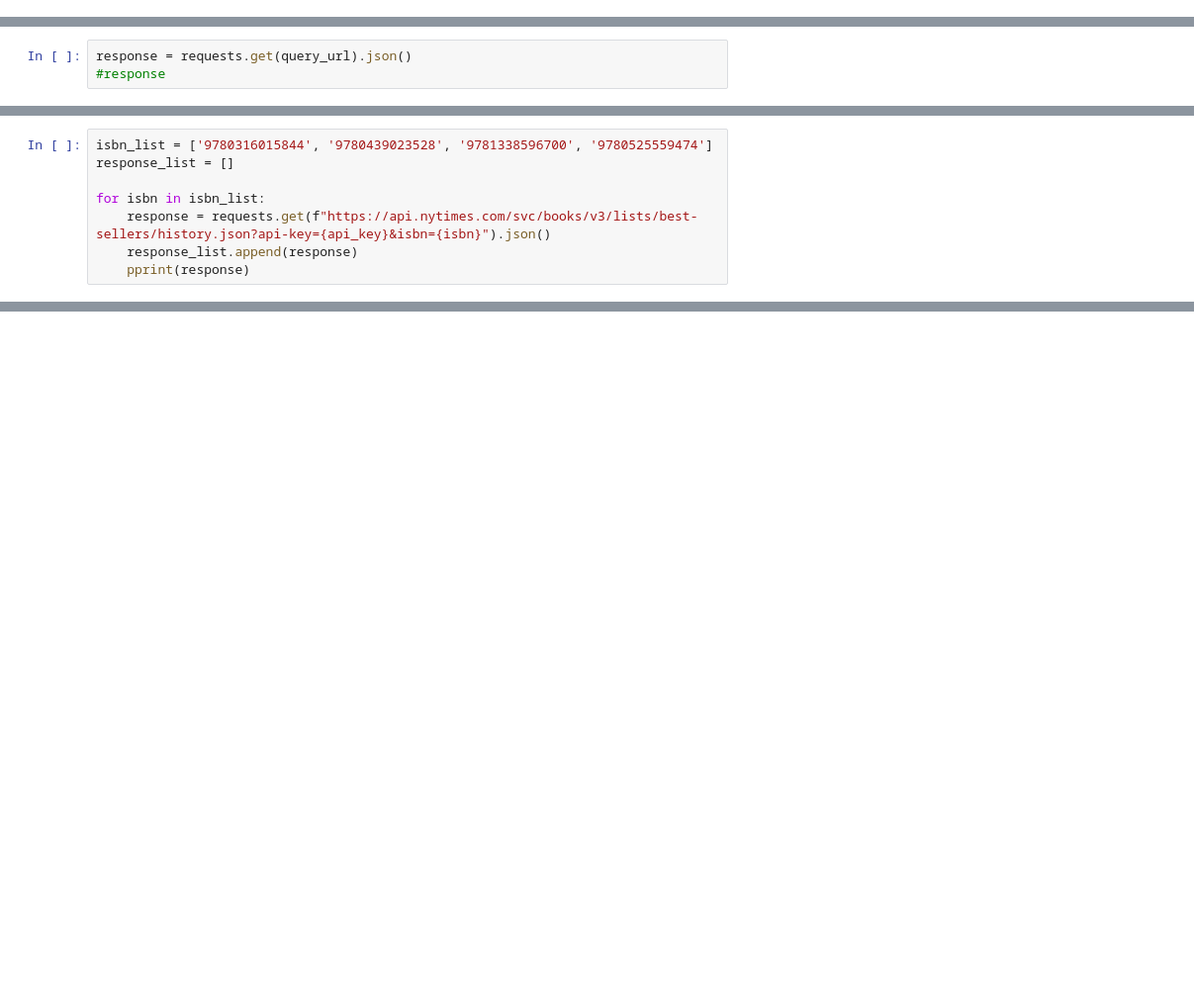
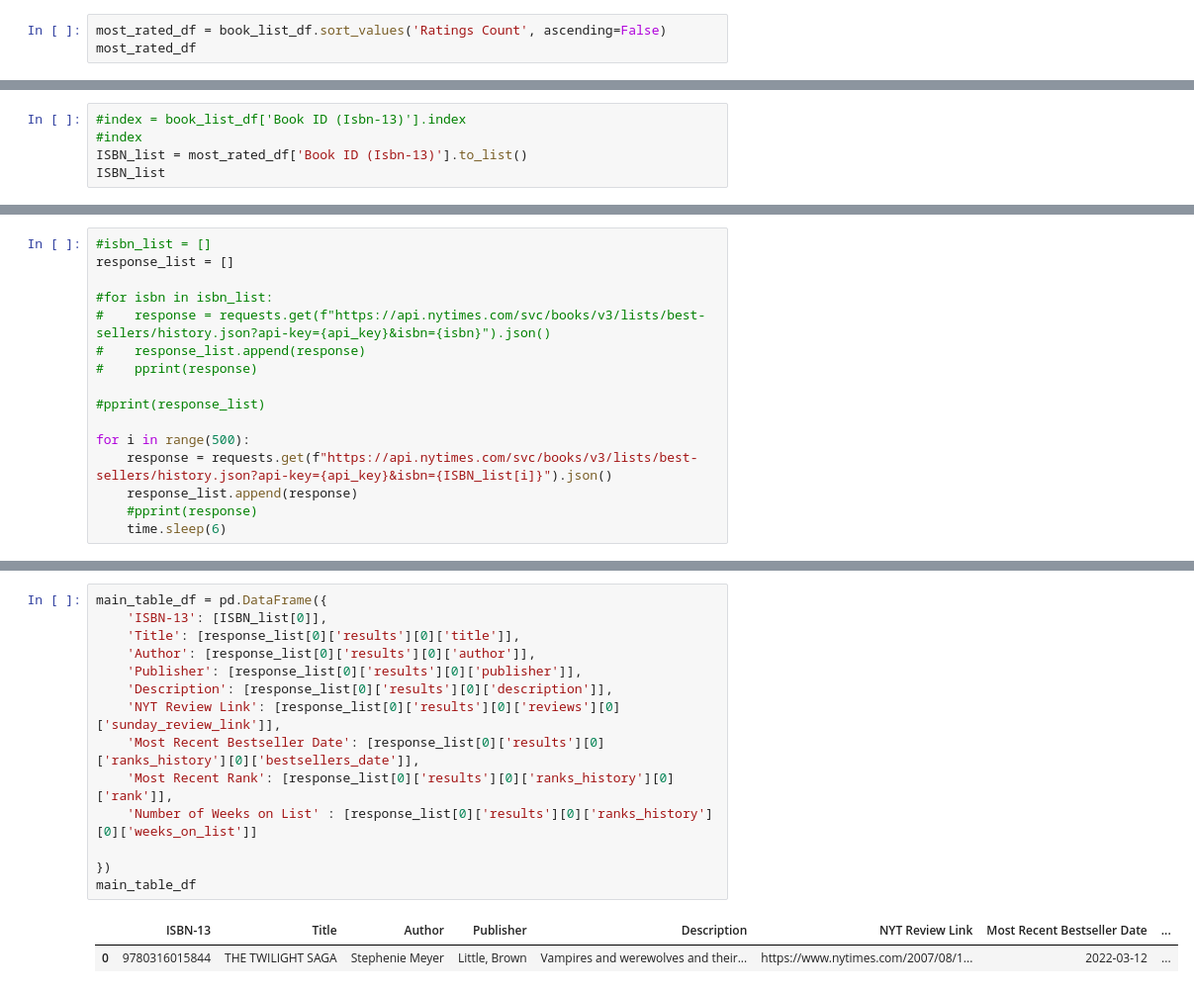
Before and after one commit to JWatson1102/Project_2, a Jupyter notebook: nyt_api_query/nytimes.ipynb, the cells around one changed output, grey strips where cells are left out. Shown at 99% size. Cells and saved outputs as stored; diff of their text form; blank space fills up the shorter version.

Commit message:
started df from api query results

```diff
--- a/nyt_api_query/nytimes.ipynb
+++ b/nyt_api_query/nytimes.ipynb
@@ -8,0 +32,3 @@ url = "https://api.nytimes.com/svc/books/v3/lists/best-sellers/history.json"
+# %%
+most_rated_df = book_list_df.sort_values('Ratings Count', ascending=False)
+most_rated_df
@@ -8,0 +49,5 @@ url = "https://api.nytimes.com/svc/books/v3/lists/best-sellers/history.json"
+# %%
+#index = book_list_df['Book ID (Isbn-13)'].index
+#index
+ISBN_list = most_rated_df['Book ID (Isbn-13)'].to_list()
+ISBN_list
@@ -11,3 +92,0 @@ query_url = f"https://api.nytimes.com/svc/books/v3/lists/best-sellers/history.js
-# %%
-response = requests.get(query_url).json()
-#response
@@ -19,8 +93,16 @@ response = requests.get(query_url).json()
 # %%
-isbn_list = ['9780316015844', '9780439023528', '9781338596700', '9780525559474']
+#isbn_list = []
 response_list = []
 
-for isbn in isbn_list:
-    response = requests.get(f"https://api.nytimes.com/svc/books/v3/lists/best-sellers/history.json?api-key={api_key}&isbn={isbn}").json()
+#for isbn in isbn_list:
+#    response = requests.get(f"https://api.nytimes.com/svc/books/v3/lists/best-sellers/history.json?api-key={api_key}&isbn={isbn}").json()
+#    response_list.append(response)
+#    pprint(response)
+
+#pprint(response_list)
+
+for i in range(500):
+    response = requests.get(f"https://api.nytimes.com/svc/books/v3/lists/best-sellers/history.json?api-key={api_key}&isbn={ISBN_list[i]}").json()
     response_list.append(response)
-    pprint(response)
+    #pprint(response)
+    time.sleep(6)
@@ -47,0 +129,17 @@ for isbn in isbn_list:
+# %%
+main_table_df = pd.DataFrame({
+    'ISBN-13': [ISBN_list[0]],
+    'Title': [response_list[0]['results'][0]['title']],
+    'Author': [response_list[0]['results'][0]['author']],
+    'Publisher': [response_list[0]['results'][0]['publisher']],
+    'Description': [response_list[0]['results'][0]['description']],
+    'NYT Review Link': [response_list[0]['results'][0]['reviews'][0]['sunday_review_link']],
+    'Most Recent Bestseller Date': [response_list[0]['results'][0]['ranks_history'][0]['bestsellers_date']],
+    'Most Recent Rank': [response_list[0]['results'][0]['ranks_history'][0]['rank']],
+    'Number of Weeks on List' : [response_list[0]['results'][0]['ranks_history'][0]['weeks_on_list']]
+
+})
+main_table_df
+# %% [output]
+|  | ISBN-13 | Title | Author | Publisher | Description | NYT Review Link | Most Recent Bestseller Date | ... |
+| 0 | 9780316015844 | THE TWILIGHT SAGA | Stephenie Meyer | Little, Brown | Vampires and werewolves and their... | https://www.nytimes.com/2007/08/1... | 2022-03-12 | ... |
```
Also changed, not shown: parts of 9 cells of this notebook.
